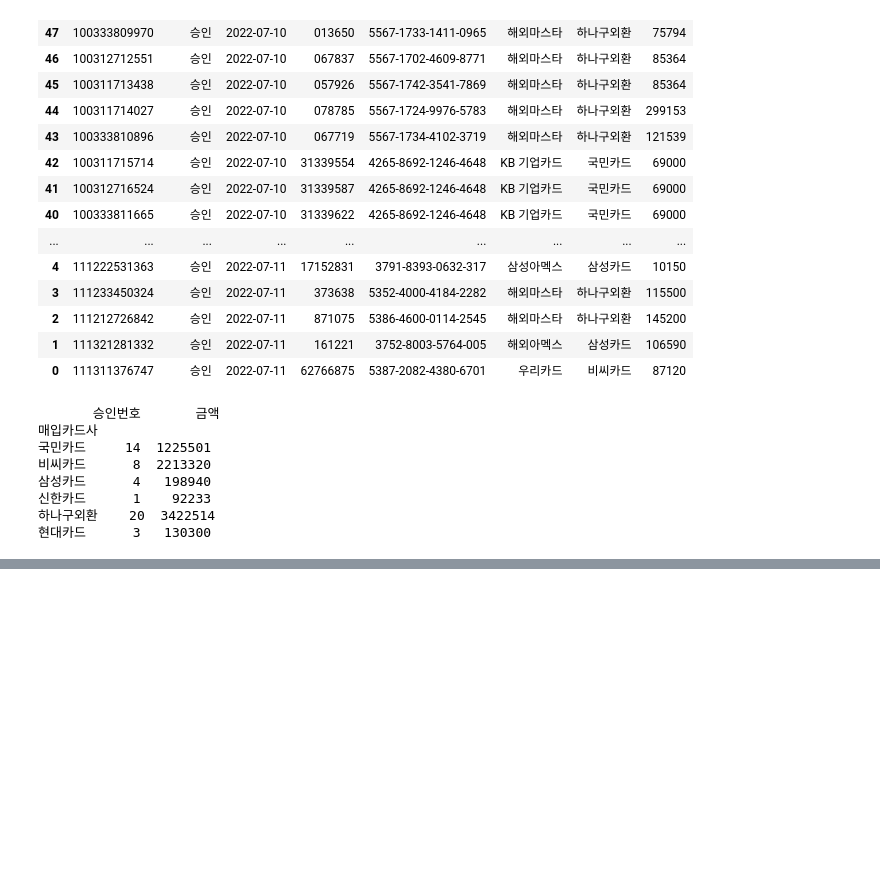
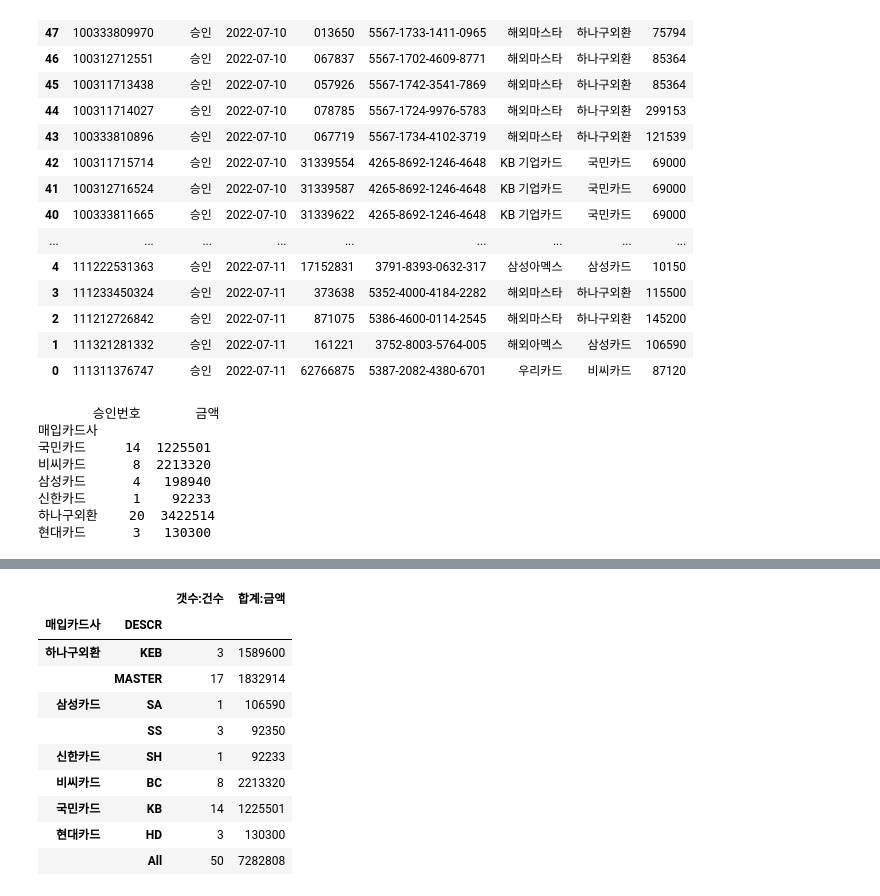
Before and after one commit to talhea/pycard, a Jupyter notebook: arranging_card_history.ipynb, the cells around one changed output, grey strips where cells are left out. Saved outputs shown, nothing was run; the diff lists cells and outputs as text; code cells hidden in the pictures; blank space fills up the shorter version.

```diff
--- a/arranging_card_history.ipynb
+++ b/arranging_card_history.ipynb
@@ -173,3 +179,73 @@ Index(['거래고유번호', '승인구분', 'date', '승인번호', '카드번
+# %%
+# 그룹핑
+
+# 1. pivot
+grouped_df = pnds.pivot_table(card_history_df, index=['DESCR', '매입카드사'], values=['금액'], aggfunc=['count', 'sum'], margins = True)
+
+# 2. groupby
+# grouped_df = card_history_df.groupby(['매입카드사', 'DESCR']).aggregate({'승인번호': 'count', '금액': 'sum'})
+
+# 3. groupby - new Dataframe
+# grouped_df = pnds.DataFrame({
+#     '갯수:승인번호': card_history_df.groupby(['DESCR', '매입카드사'])['승인번호'].count(),
+#     '합계:    금액': card_history_df.groupby(['DESCR', '매입카드사'])['금액'].sum(),
+# })
+
+# 4. 때에 따라서 groupby().pivot(행, 컬럼) 형식으로도 가능
+
+# # 'DESCR' index 지정
+# grouped_df.reset_index(inplace=True)
+# grouped_df.set_index('DESCR', inplace=True)
+
+# # index 정렬 - EDI 엑셀파일과 같은 카드 순서
+# ordered_card_list = ['LT', 'KEB', 'JCB', 'VISA', 'MASTER', 'SA', 'SS', 'SH', 'BC', 'KB', 'HD', 'NH', 'CITI']
+# arranged_cards = []     # 정렬된 카드 순서 리스트
+
+# # dataframe의 index를 ordered_card_list 순서에 맞추어 리스트에 추가
+# df_list = grouped_df.index.values.tolist()
+# for card in ordered_card_list:
+#     if card in df_list:
+#         arranged_cards.append(card)
+
+# # index를 정렬하고 바로 해체한 뒤에, 다시 다중 index 셋팅
+# grouped_df = grouped_df.reindex(arranged_cards)
+# grouped_df = grouped_df.reset_index().set_index(['매입카드사', 'DESCR'])
+
+# 다중 컬럼이므로 컬럼명 변경
+grouped_df.columns = ['갯수:건수', '합계:금액']
+
+# 행 순서를 EDI 엑셀파일 카드 순서대로 변경하기 위한 index 리셋
+grouped_df.reset_index(inplace=True)
+
+# EDI 엑셀 파일의 ㅣ카드 순서
+ordered_card = {'LT': 1, 'KEB': 2, 'JCB': 3, 'VISA': 4, 'MASTER': 5, 'SA': 6, 'SS': 7, 'SH': 8, 'BC': 9, 'KB': 10, 'HD': 11, 'NH': 12, 'CITI': 13}
+
+# 정렬을 위한 함수
+def card_sort(series):
+    '''반드시 series를 반환
+    ordered_card 리스트의 순서와 같이 정렬
+    '''
+    return series.apply(lambda col: ordered_card.get(col, 100))
+
+# key에 셋팅된 함수는 반드시 series를 반환하도록 설계해야 함
+grouped_df.sort_values(by='DESCR', key=card_sort, inplace=True)
+
+# 다시 원래 형태의 group
+grouped_df.set_index(['매입카드사', 'DESCR'], inplace=True)
+
+grouped_df
+# %% [output]
+|  |  | 갯수:건수 | 합계:금액 |
+| 매입카드사 | DESCR |  |  |
+| 하나구외환 | KEB | 3 | 1589600 |
+|  | MASTER | 17 | 1832914 |
+| 삼성카드 | SA | 1 | 106590 |
+|  | SS | 3 | 92350 |
+| 신한카드 | SH | 1 | 92233 |
+| 비씨카드 | BC | 8 | 2213320 |
+| 국민카드 | KB | 14 | 1225501 |
+| 현대카드 | HD | 3 | 130300 |
+|  | All | 50 | 7282808 |
 # %%
 # card transaction code와 EDI 엑셀파일의 좌표 정보('BOOK', 'ACTUAL' 등) 등을 매핑
 mapping_code_edi = {
```
Also changed, not shown: parts of 4 cells of this notebook, 2 other files.
